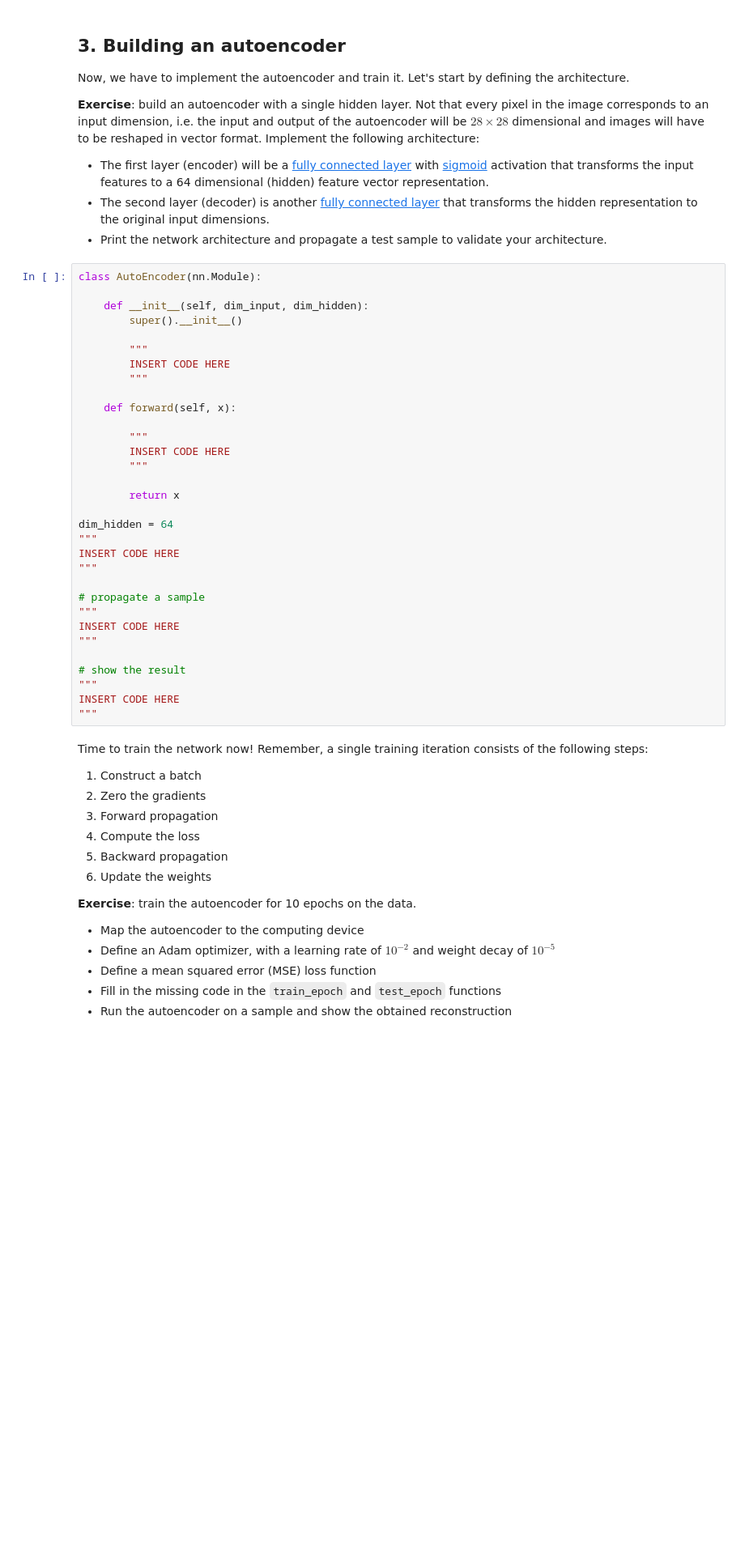
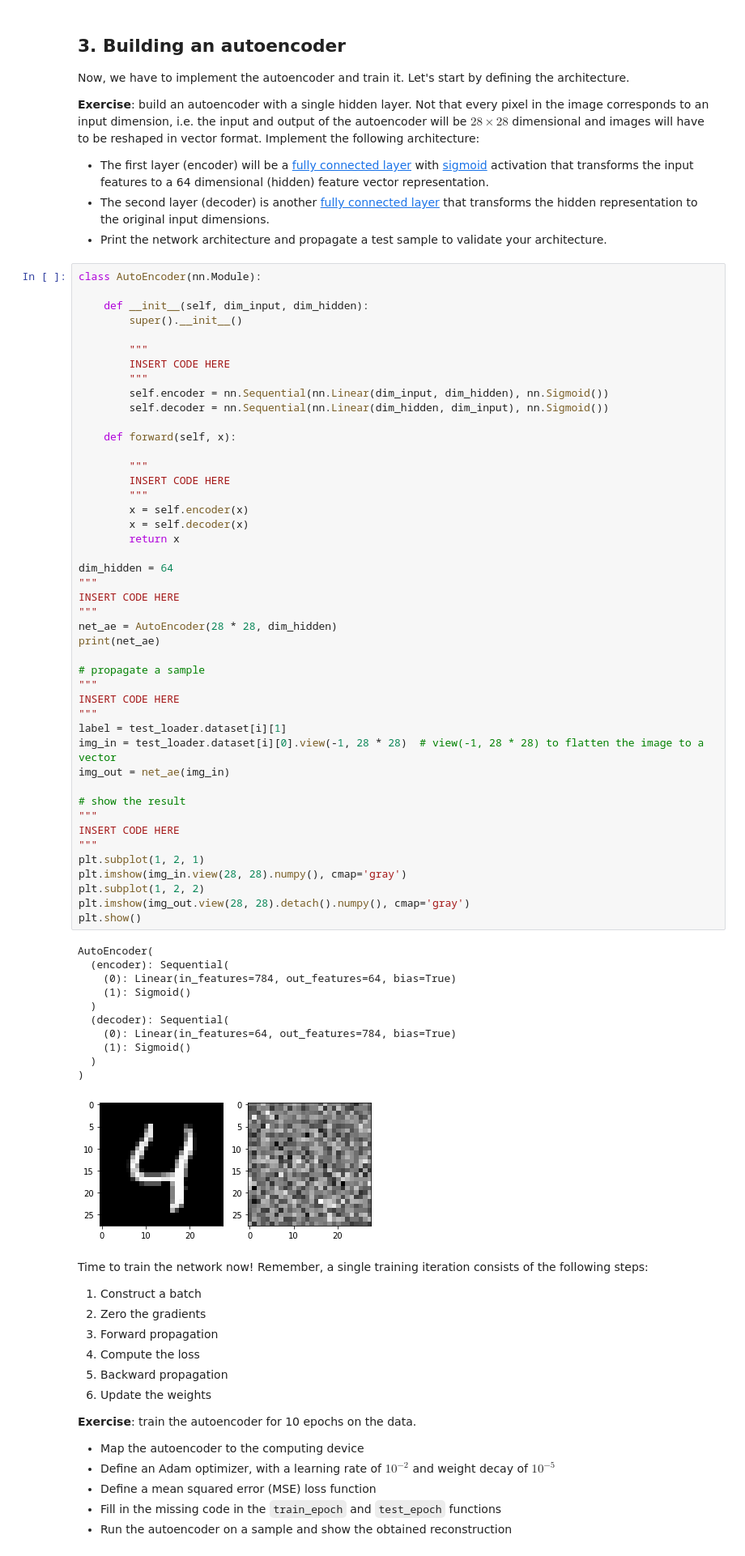
Before and after one commit to SilverViking/deep-learning-biology, a Jupyter notebook: exercises/assignments/2020-dlb-5-unsupervised-neural-networks.ipynb, the cells around one changed output. Shown at 81% size. Saved outputs shown, nothing was run; the diff lists cells and outputs as text; blank space fills up the shorter version.

```diff
--- a/exercises/assignments/2020-dlb-5-unsupervised-neural-networks.ipynb
+++ b/exercises/assignments/2020-dlb-5-unsupervised-neural-networks.ipynb
@@ -105,34 +124,59 @@ Now, we have to implement the autoencoder and train it. Let's start by defining
 class AutoEncoder(nn.Module):
 
     def __init__(self, dim_input, dim_hidden):
         super().__init__()
 
         """
         INSERT CODE HERE
         """
+        self.encoder = nn.Sequential(nn.Linear(dim_input, dim_hidden), nn.Sigmoid())
+        self.decoder = nn.Sequential(nn.Linear(dim_hidden, dim_input), nn.Sigmoid())
 
     def forward(self, x):
 
         """
         INSERT CODE HERE
         """
-
+        x = self.encoder(x)
+        x = self.decoder(x)
         return x
 
 dim_hidden = 64
 """
 INSERT CODE HERE
 """
+net_ae = AutoEncoder(28 * 28, dim_hidden)
+print(net_ae)
 
 # propagate a sample
 """
 INSERT CODE HERE
 """
+label = test_loader.dataset[i][1]
+img_in = test_loader.dataset[i][0].view(-1, 28 * 28)  # view(-1, 28 * 28) to flatten the image to a vector
+img_out = net_ae(img_in)
 
 # show the result
 """
 INSERT CODE HERE
 """
+plt.subplot(1, 2, 1)
+plt.imshow(img_in.view(28, 28).numpy(), cmap='gray')
+plt.subplot(1, 2, 2)
+plt.imshow(img_out.view(28, 28).detach().numpy(), cmap='gray')
+plt.show()
+# %% [output]
+AutoEncoder(
+  (encoder): Sequential(
+    (0): Linear(in_features=784, out_features=64, bias=True)
+    (1): Sigmoid()
+  )
+  (decoder): Sequential(
+    (0): Linear(in_features=64, out_features=784, bias=True)
+    (1): Sigmoid()
+  )
+)
+[figure, added]
 # %% [markdown]
 Time to train the network now! Remember, a single training iteration consists of the following steps:
 1. Construct a batch
```
Also changed, not shown: parts of 15 cells of this notebook.
